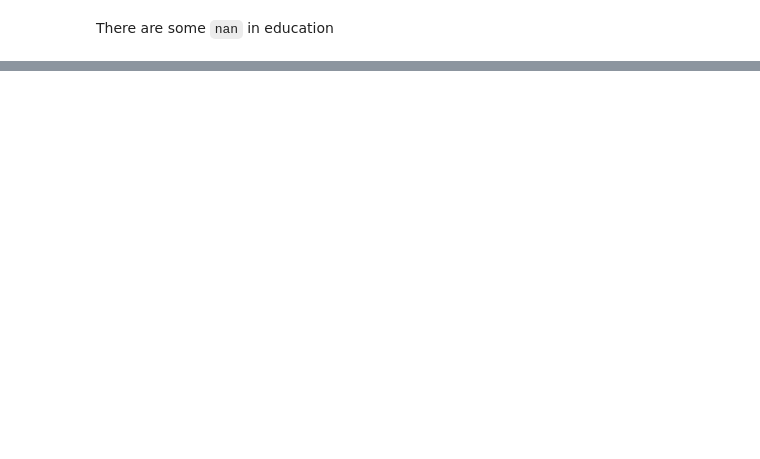
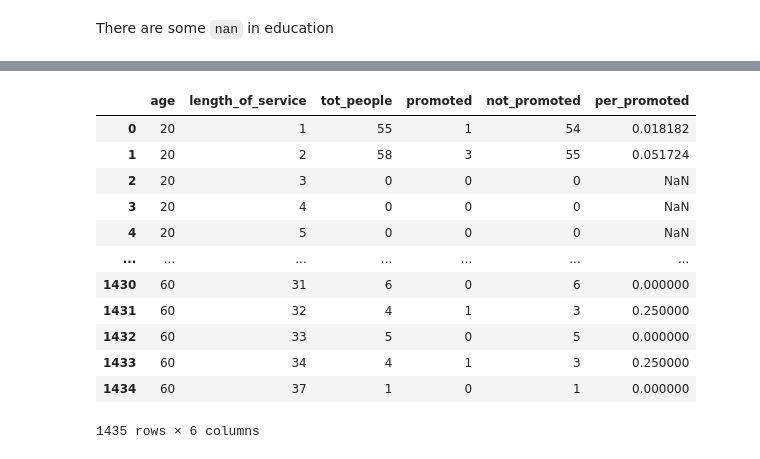
Before and after one commit to noriolg/HR-promocion-empleados, a Jupyter notebook: EDA/Answering Questions.ipynb, the cells around one changed output, grey strips where cells are left out. Cells and saved outputs as stored; diff of their text form; code cells hidden in the pictures; blank space fills up the shorter version.

Commit message:
Question Age and Length of service

```diff
--- a/EDA/Answering Questions.ipynb
+++ b/EDA/Answering Questions.ipynb
@@ -169,0 +179,37 @@ There are some `nan` in education
+# %%
+ages = np.sort(df['age'].unique())
+service_lengths = np.sort(df['length_of_service'].unique())
+# %%
+options = [] # All possible combinations
+for age in ages:
+    for length in service_lengths:
+        options.append((age, length))
+# %%
+total_people_per_age_and_experience = [df[(df['age']==option[0]) & (df['length_of_service']==option[1])].shape[0] for option in options]
+total_people_per_age_and_experience_promoted = [df[(df['age']==option[0]) & (df['length_of_service']==option[1]) & (df['is_promoted']==1)].shape[0] for option in options]
+total_people_per_age_and_experience_not_promoted = [df[(df['age']==option[0]) & (df['length_of_service']==option[1])& (df['is_promoted']==0)].shape[0] for option in options]
+# %%
+df_ages_service_lengths = pd.DataFrame()
+
+df_ages_service_lengths['age'] = [valor[0] for valor in options]
+df_ages_service_lengths['length_of_service'] = [valor[1] for valor in options]
+df_ages_service_lengths['tot_people'] = total_people_per_age_and_experience
+df_ages_service_lengths['promoted'] = total_people_per_age_and_experience_promoted
+df_ages_service_lengths['not_promoted'] = total_people_per_age_and_experience_not_promoted
+df_ages_service_lengths['per_promoted'] = df_ages_service_lengths['promoted']/df_ages_service_lengths['tot_people']
+# %%
+df_ages_service_lengths
+# %% [output]
+|  | age | length_of_service | tot_people | promoted | not_promoted | per_promoted |
+| 0 | 20 | 1 | 55 | 1 | 54 | 0.018182 |
+| 1 | 20 | 2 | 58 | 3 | 55 | 0.051724 |
+| 2 | 20 | 3 | 0 | 0 | 0 | NaN |
+| 3 | 20 | 4 | 0 | 0 | 0 | NaN |
+| 4 | 20 | 5 | 0 | 0 | 0 | NaN |
+| ... | ... | ... | ... | ... | ... | ... |
+| 1430 | 60 | 31 | 6 | 0 | 6 | 0.000000 |
+| 1431 | 60 | 32 | 4 | 1 | 3 | 0.250000 |
+| 1432 | 60 | 33 | 5 | 0 | 5 | 0.000000 |
+| 1433 | 60 | 34 | 4 | 1 | 3 | 0.250000 |
+| 1434 | 60 | 37 | 1 | 0 | 1 | 0.000000 |
+1435 rows × 6 columns
```
Also changed, not shown: parts of 5 cells of this notebook.
